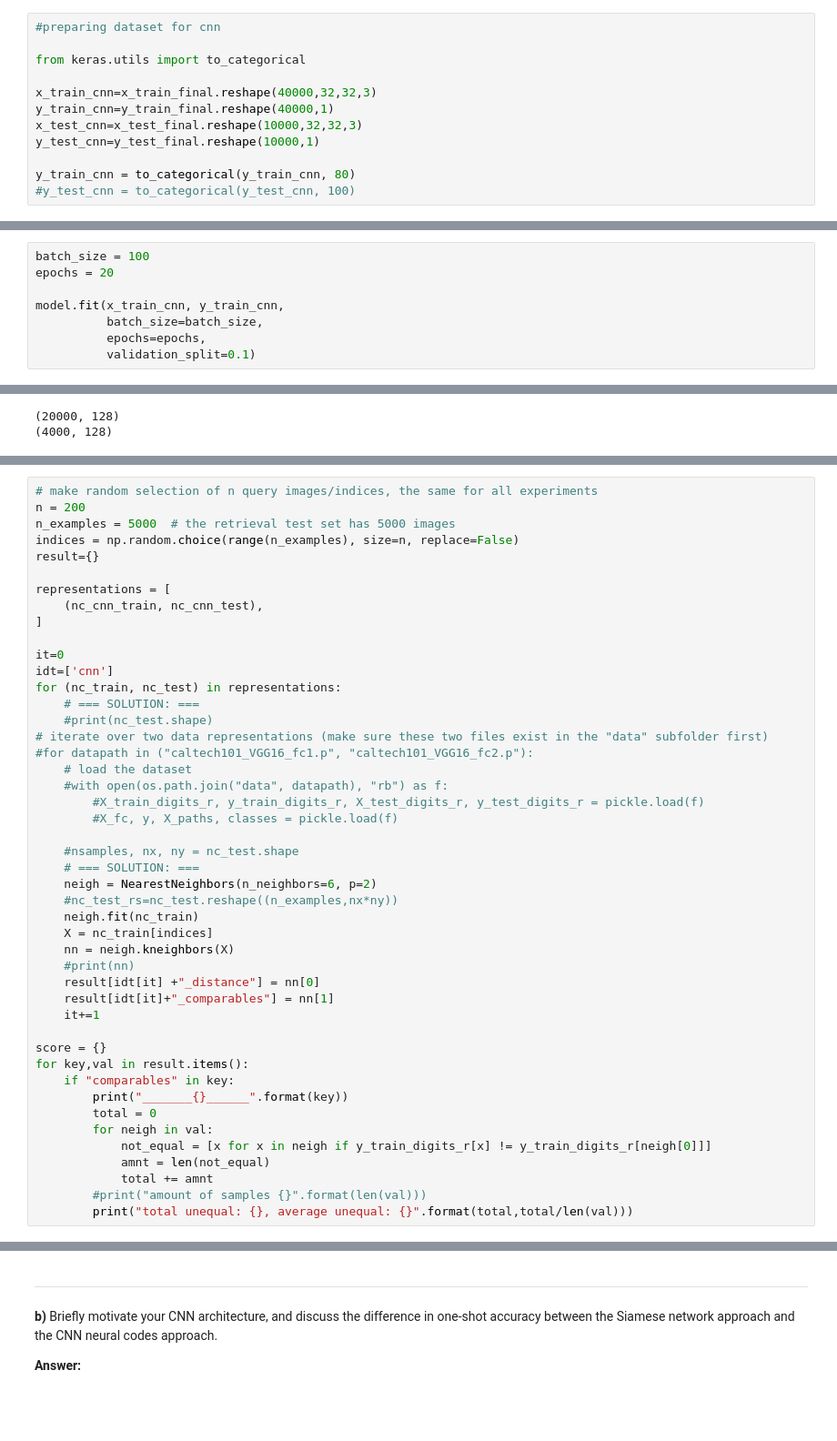
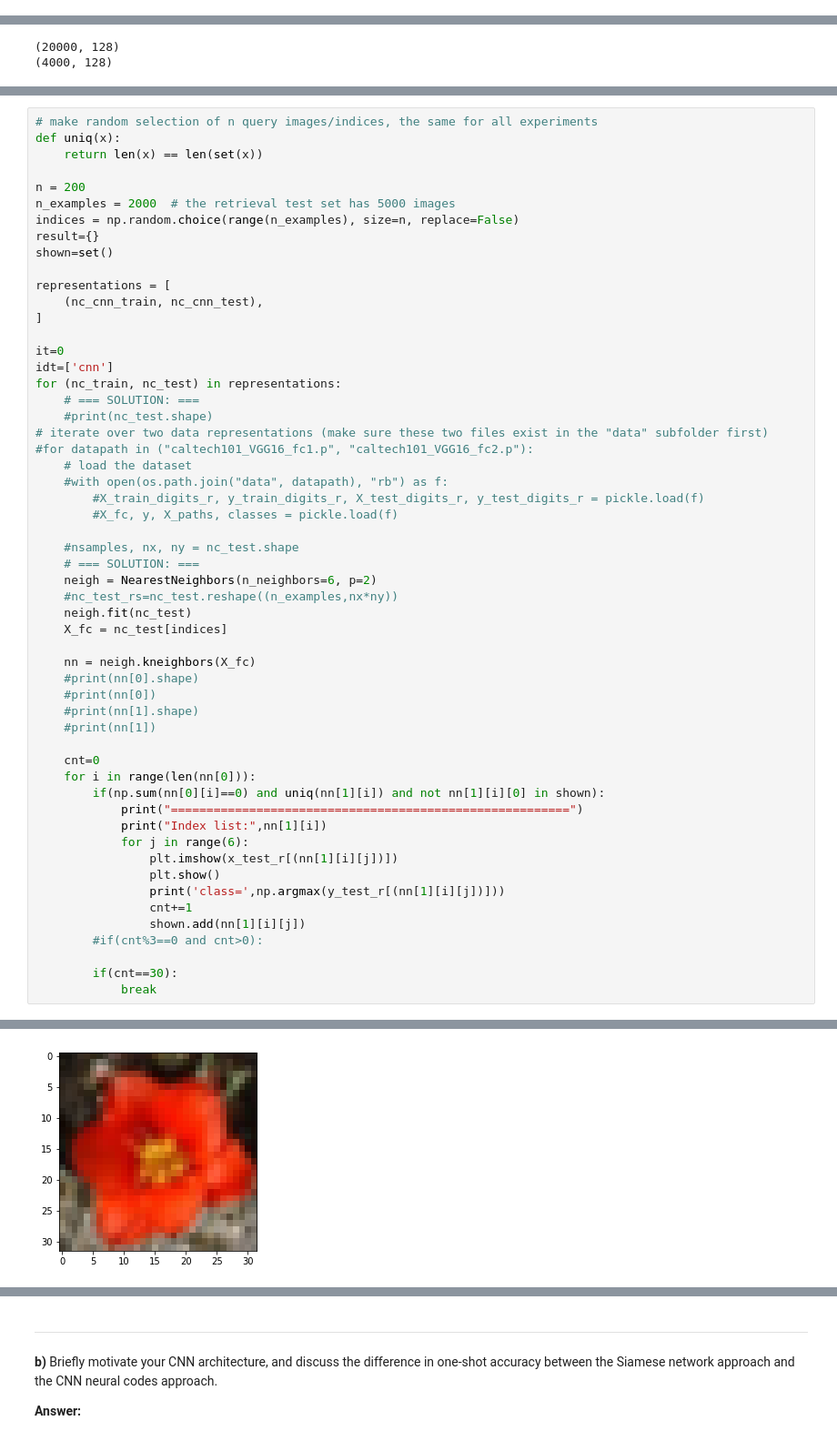
Before and after one commit to irfannurafif/recsys, a Jupyter notebook: ass 3/Assignment 3 question 1.ipynb, the cells around one changed output, grey strips where cells are left out. Shown at 91% size. Cells and saved outputs as stored; diff of their text form; blank space fills up the shorter version.

```diff
--- a/ass 3/Assignment 3 question 1.ipynb
+++ b/ass 3/Assignment 3 question 1.ipynb
@@ -501,13 +402 @@ Non-trainable params: 448
 _________________________________________________________________
-# %%
-#preparing dataset for cnn
-
-from keras.utils import to_categorical
-
-x_train_cnn=x_train_final.reshape(40000,32,32,3)
-y_train_cnn=y_train_final.reshape(40000,1)
-x_test_cnn=x_test_final.reshape(10000,32,32,3)
-y_test_cnn=y_test_final.reshape(10000,1)
-
-y_train_cnn = to_categorical(y_train_cnn, 80)
-#y_test_cnn = to_categorical(y_test_cnn, 100)
@@ -554,8 +402,0 @@ array([[[  0,   0,   0],
-# %%
-batch_size = 100
-epochs = 20
-
-model.fit(x_train_cnn, y_train_cnn,
-          batch_size=batch_size,
-          epochs=epochs,
-          validation_split=0.1)
@@ -934,9 +706,13 @@ print(nc_cnn_test.shape)
 # %%
 # make random selection of n query images/indices, the same for all experiments
+def uniq(x):
+    return len(x) == len(set(x))
+
 n = 200
-n_examples = 5000  # the retrieval test set has 5000 images
+n_examples = 2000  # the retrieval test set has 5000 images
 indices = np.random.choice(range(n_examples), size=n, replace=False)
 result={}
+shown=set()
 
 representations = [
     (nc_cnn_train, nc_cnn_test),
@@ -958,23 +734,28 @@ for (nc_train, nc_test) in representations:
     # === SOLUTION: ===
     neigh = NearestNeighbors(n_neighbors=6, p=2)
     #nc_test_rs=nc_test.reshape((n_examples,nx*ny))
-    neigh.fit(nc_train)
-    X = nc_train[indices]
-    nn = neigh.kneighbors(X)
-    #print(nn)
-    result[idt[it] +"_distance"] = nn[0]
-    result[idt[it]+"_comparables"] = nn[1]
-    it+=1
+    neigh.fit(nc_test)
+    X_fc = nc_test[indices]
 
-score = {}
-for key,val in result.items():
-    if "comparables" in key:
-        print("_______{}______".format(key))
-        total = 0
-        for neigh in val:
-            not_equal = [x for x in neigh if y_train_digits_r[x] != y_train_digits_r[neigh[0]]]
-            amnt = len(not_equal)
-            total += amnt
-        #print("amount of samples {}".format(len(val)))
-        print("total unequal: {}, average unequal: {}".format(total,total/len(val)))
+    nn = neigh.kneighbors(X_fc)
+    #print(nn[0].shape)
+    #print(nn[0])
+    #print(nn[1].shape)
+    #print(nn[1])
+
+    cnt=0
+    for i in range(len(nn[0])):
+        if(np.sum(nn[0][i]==0) and uniq(nn[1][i]) and not nn[1][i][0] in shown):
+            print("========================================================")
+            print("Index list:",nn[1][i])
+            for j in range(6):
+                plt.imshow(x_test_r[(nn[1][i][j])])
+                plt.show()
+                print('class=',np.argmax(y_test_r[(nn[1][i][j])]))
+                cnt+=1
+                shown.add(nn[1][i][j])
+        #if(cnt%3==0 and cnt>0):
+
+        if(cnt==30):
+            break
 # %% [output]
@@ -982,0 +764 @@ total unequal: 275, average unequal: 1.375
+[figure, added]
```
Also changed, not shown: parts of 28 cells of this notebook.
